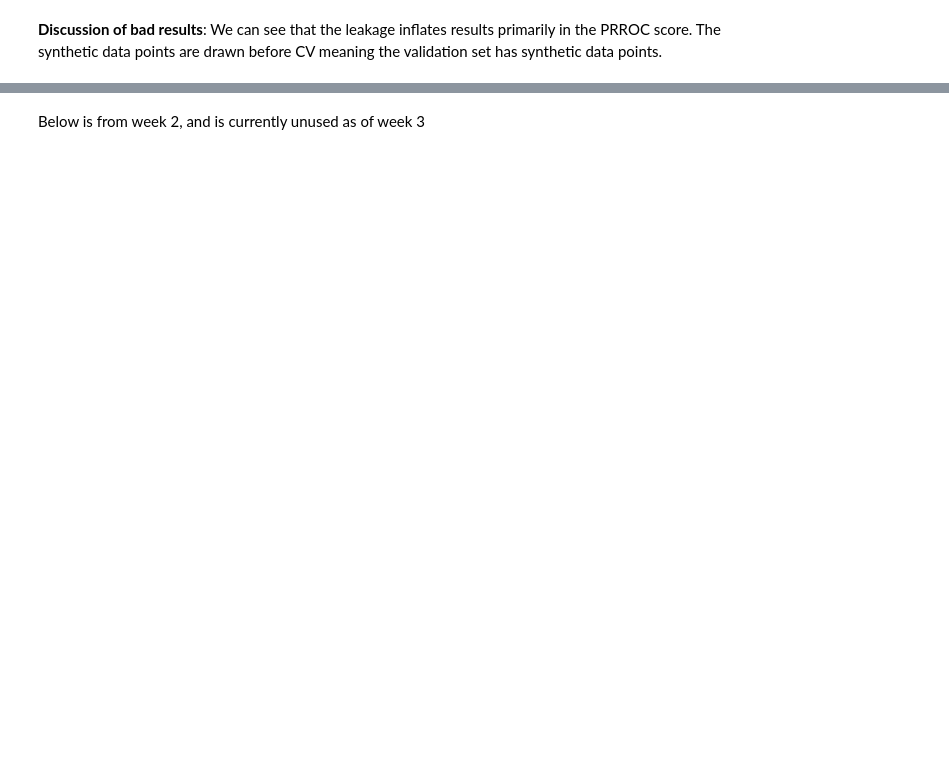
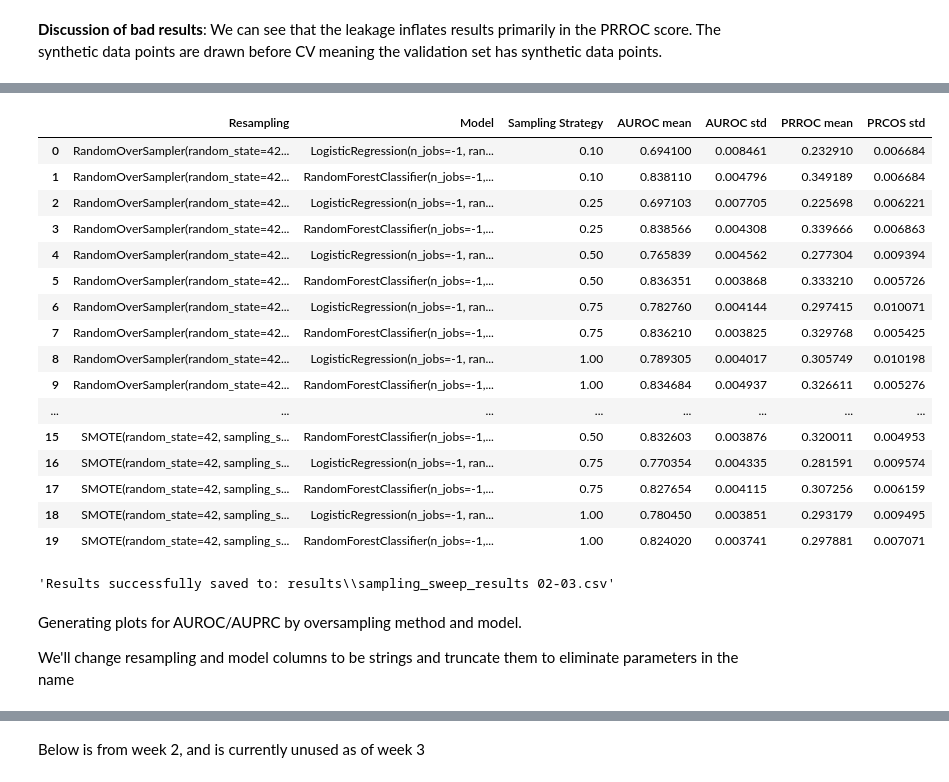
Before and after one commit to DebraBeat/Synthetic-Data-Analysis, a Jupyter notebook: Can_Synthetic_Data_Replace_Real_Data.ipynb, the cells around one changed output, grey strips where cells are left out. Saved outputs shown, nothing was run; the diff lists cells and outputs as text; code cells hidden in the pictures; blank space fills up the shorter version.

```diff
--- a/Can_Synthetic_Data_Replace_Real_Data.ipynb
+++ b/Can_Synthetic_Data_Replace_Real_Data.ipynb
@@ -482,7 +482,7 @@ samping_techniques
 # %% [output]
 [None, RandomOverSampler(random_state=42), SMOTE(random_state=42)]
 # %%
-for technique in samping_techniques:
+for technique in sampling_techniques:
     credit_pipelines_with_sampling.append(
         Pipeline(steps=base_credit_pipeline.steps + [("sampling_technique", technique)])
     )
@@ -520,2 +523,5 @@ display(HTML(f'<div style="display: flex; flex-direction: row;">{html_str}</div>
+# %%
+output_dir = Path("results")
+results_file = output_dir / "baseline_results 01-29.csv"
 # %% [markdown]
 #### **Step 7** for week 3: Compute the correct metrics on the validation fold
@@ -736,0 +818,36 @@ pd.DataFrame(bad_results)
+# %%
+rows_list = []
+scoring_metrics = ['roc_auc', 'average_precision']
+
+for p in pipelines:
+    model_name = p['clf'].__class__.__name__
+    curr_sampling_obj = p['sampling_technique']
+    curr_sampling_strat = curr_sampling_obj.sampling_strategy
+
+    print(f"working with model {model_name} on {p['sampling_technique']} using sampling strategy of {curr_sampling_strat}\n")
+
+    scores = cross_validate(
+        p,
+        development_X,
+        development_y,
+        cv=cv_strategy,
+        scoring=scoring_metrics,
+        n_jobs=-1
+    )
+
+    auroc_mean = scores["test_roc_auc"].mean()
+    auroc_std = scores["test_roc_auc"].std()
+    prroc_mean = scores["test_average_precision"].mean()
+    prroc_std = scores["test_average_precision"].std()
+
+    row_dict = {
+        "Resampling"        :   str(p["sampling_technique"]),
+        "Model"             :   str(p["clf"]),
+        "Sampling Strategy" :   curr_sampling_strat,
+        "AUROC mean"        :   auroc_mean,
+        "AUROC std"         :   auroc_std,
+        "PRROC mean"        :   prroc_mean,
+        "PRCOS std"         :   prroc_std
+    }
+
+    rows_list.append(row_dict)
@@ -736,0 +872,36 @@ pd.DataFrame(bad_results)
+# %%
+sampling_sweep_results = pd.DataFrame(rows_list)
+sampling_sweep_results
+# %% [output]
+|  | Resampling | Model | Sampling Strategy | AUROC mean | AUROC std | PRROC mean | PRCOS std |
+| 0 | RandomOverSampler(random_state=42... | LogisticRegression(n_jobs=-1, ran... | 0.10 | 0.694100 | 0.008461 | 0.232910 | 0.006684 |
+| 1 | RandomOverSampler(random_state=42... | RandomForestClassifier(n_jobs=-1,... | 0.10 | 0.838110 | 0.004796 | 0.349189 | 0.006684 |
+| 2 | RandomOverSampler(random_state=42... | LogisticRegression(n_jobs=-1, ran... | 0.25 | 0.697103 | 0.007705 | 0.225698 | 0.006221 |
+| 3 | RandomOverSampler(random_state=42... | RandomForestClassifier(n_jobs=-1,... | 0.25 | 0.838566 | 0.004308 | 0.339666 | 0.006863 |
+| 4 | RandomOverSampler(random_state=42... | LogisticRegression(n_jobs=-1, ran... | 0.50 | 0.765839 | 0.004562 | 0.277304 | 0.009394 |
+| 5 | RandomOverSampler(random_state=42... | RandomForestClassifier(n_jobs=-1,... | 0.50 | 0.836351 | 0.003868 | 0.333210 | 0.005726 |
+| 6 | RandomOverSampler(random_state=42... | LogisticRegression(n_jobs=-1, ran... | 0.75 | 0.782760 | 0.004144 | 0.297415 | 0.010071 |
+| 7 | RandomOverSampler(random_state=42... | RandomForestClassifier(n_jobs=-1,... | 0.75 | 0.836210 | 0.003825 | 0.329768 | 0.005425 |
+| 8 | RandomOverSampler(random_state=42... | LogisticRegression(n_jobs=-1, ran... | 1.00 | 0.789305 | 0.004017 | 0.305749 | 0.010198 |
+| 9 | RandomOverSampler(random_state=42... | RandomForestClassifier(n_jobs=-1,... | 1.00 | 0.834684 | 0.004937 | 0.326611 | 0.005276 |
+| ... | ... | ... | ... | ... | ... | ... | ... |
+| 15 | SMOTE(random_state=42, sampling_s... | RandomForestClassifier(n_jobs=-1,... | 0.50 | 0.832603 | 0.003876 | 0.320011 | 0.004953 |
+| 16 | SMOTE(random_state=42, sampling_s... | LogisticRegression(n_jobs=-1, ran... | 0.75 | 0.770354 | 0.004335 | 0.281591 | 0.009574 |
+| 17 | SMOTE(random_state=42, sampling_s... | RandomForestClassifier(n_jobs=-1,... | 0.75 | 0.827654 | 0.004115 | 0.307256 | 0.006159 |
+| 18 | SMOTE(random_state=42, sampling_s... | LogisticRegression(n_jobs=-1, ran... | 1.00 | 0.780450 | 0.003851 | 0.293179 | 0.009495 |
+| 19 | SMOTE(random_state=42, sampling_s... | RandomForestClassifier(n_jobs=-1,... | 1.00 | 0.824020 | 0.003741 | 0.297881 | 0.007071 |
+# %%
+output_dir = Path("results")
+output_file = output_dir / f"sampling_sweep_results {datetime.now().strftime("%m-%d")}.csv"
+
+# Make results subdirectory if it doesn't already exist
+output_dir.mkdir(parents=True, exist_ok=True)
+
+sampling_sweep_results.to_csv(output_file, index=False)
+f"Results successfully saved to: {output_file}"
+# %% [output]
+'Results successfully saved to: results\\sampling_sweep_results 02-03.csv'
+# %% [markdown]
+Generating plots for AUROC/AUPRC by oversampling method and model.
+
+We'll change resampling and model columns to be strings and truncate them to eliminate parameters in the name
```
Also changed, not shown: parts of 24 cells of this notebook, 2 other files.
